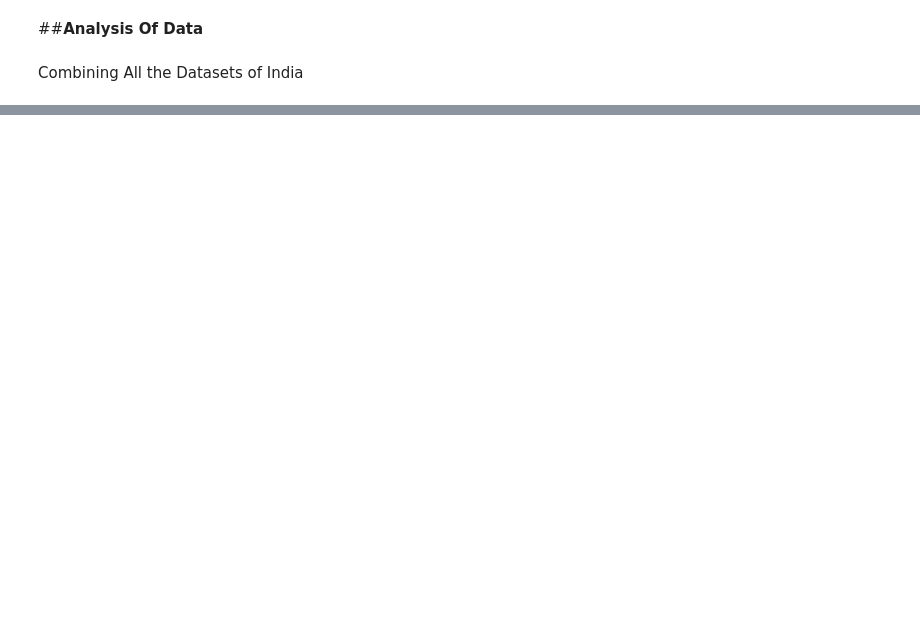
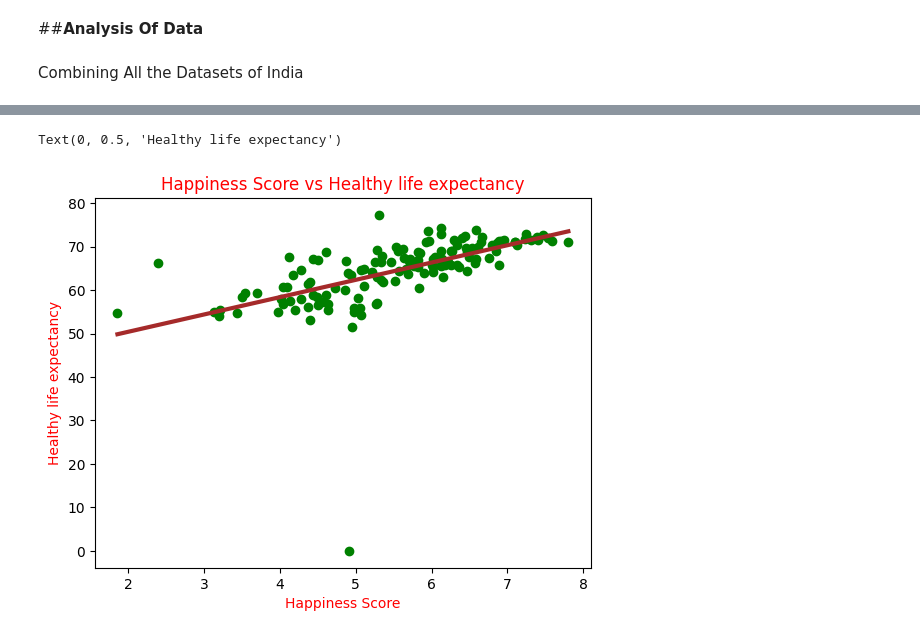
Before and after one commit to prateekkosta/Analysis-of-World-Happiness-Index, a Jupyter notebook: World_Happiness_Index.ipynb, the cells around one changed output, grey strips where cells are left out. Saved outputs shown, nothing was run; the diff lists cells and outputs as text; code cells hidden in the pictures; blank space fills up the shorter version.

```diff
--- a/World_Happiness_Index.ipynb
+++ b/World_Happiness_Index.ipynb
@@ -362,0 +380,18 @@ India_2015_2023.sort_values(by='Year')
+# %%
+# relationship between Happiness score and Healthy Life expectancy
+
+plt.scatter(df_2023['Happiness Score'], df_2023['Healthy life expectancy'], color= 'green')
+x= df_2023['Happiness Score']
+z= np.polyfit(df_2023['Happiness Score'], df_2023['Healthy life expectancy'],1)
+
+#Adding Trendline to the plot
+
+p=np.poly1d(z)
+plt.plot(df_2023['Happiness Score'], p(x), color= 'brown', linewidth= 3)
+
+plt.title('Happiness Score vs Healthy life expectancy',  color= 'red')
+plt.xlabel('Happiness Score', color = 'red')
+plt.ylabel('Healthy life expectancy', color= 'red')
+# %% [output]
+Text(0, 0.5, 'Healthy life expectancy')
+[figure, added]
```
Also changed, not shown: parts of 5 cells of this notebook.
